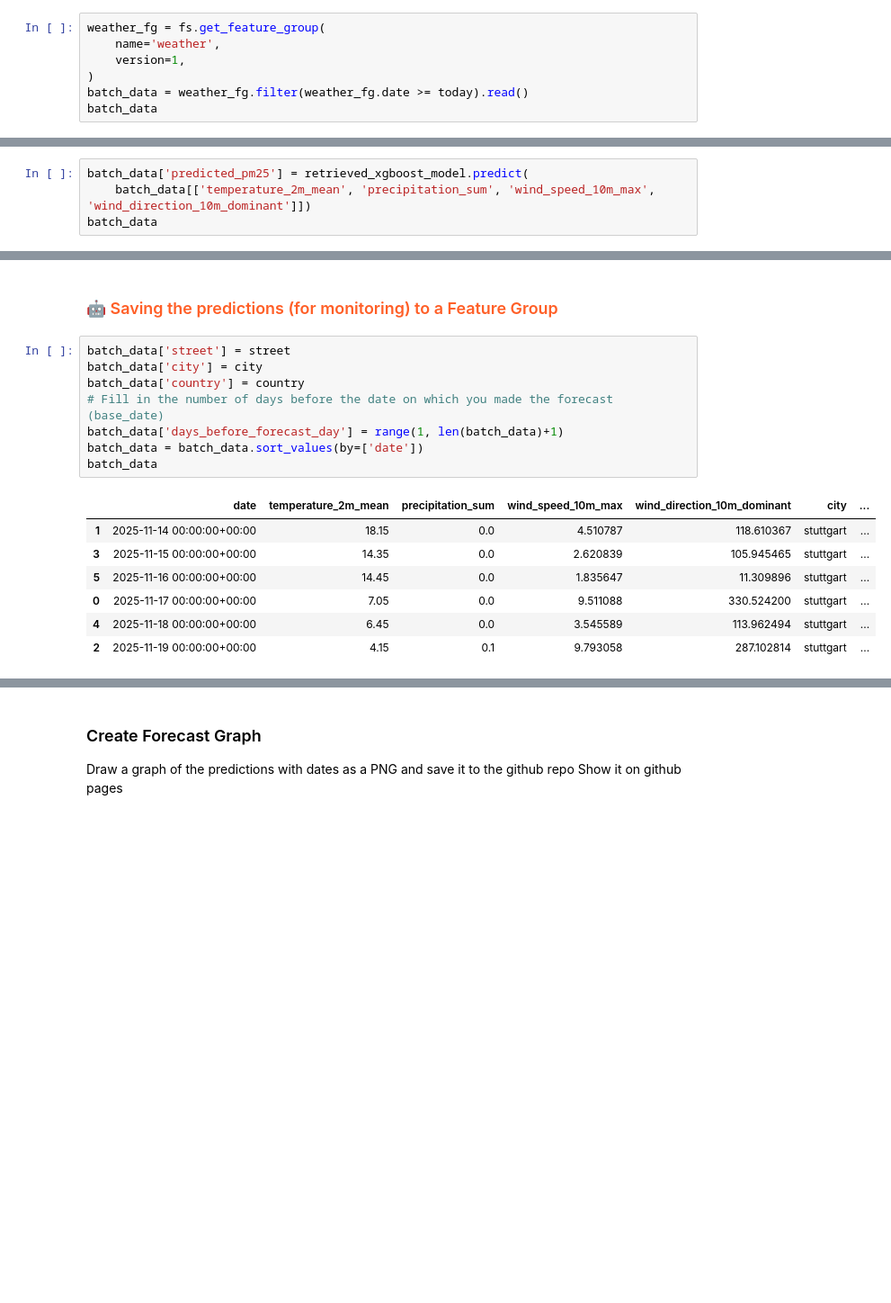
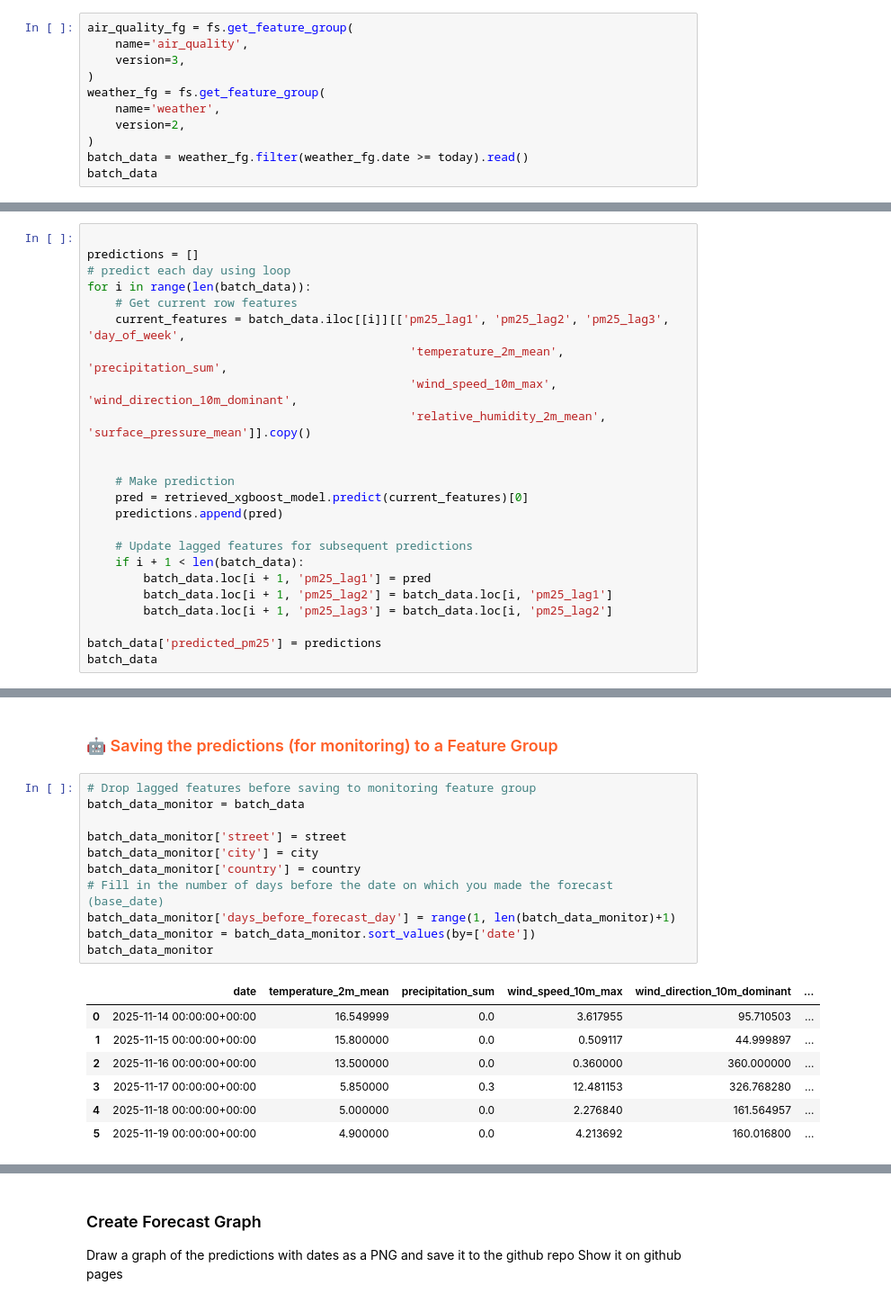
Before and after one commit to Ramstr/mlfs-book, a Jupyter notebook: notebooks/airquality/4_air_quality_batch_inference.ipynb, the cells around one changed output, grey strips where cells are left out. Shown at 90% size. Cells and saved outputs as stored; diff of their text form; blank space fills up the shorter version.

```diff
--- a/notebooks/airquality/4_air_quality_batch_inference.ipynb
+++ b/notebooks/airquality/4_air_quality_batch_inference.ipynb
@@ -133,9 +131,13 @@ XGBRegressor(base_score='4.2636593E1', booster='gbtree', callbacks=None,
 # %% [markdown]
 ## <span style="color:#ff5f27;">✨ Get Weather Forecast Features with Feature View   </span>
 # %%
+air_quality_fg = fs.get_feature_group(
+    name='air_quality',
+    version=3,
+)
 weather_fg = fs.get_feature_group(
     name='weather',
-    version=1,
+    version=2,
 )
 batch_data = weather_fg.filter(weather_fg.date >= today).read()
 batch_data
@@ -153,5 +190,25 @@ Finished: Reading data from Hopsworks, using Hopsworks Feature Query Service (0.
 # %%
-batch_data['predicted_pm25'] = retrieved_xgboost_model.predict(
-    batch_data[['temperature_2m_mean', 'precipitation_sum', 'wind_speed_10m_max', 'wind_direction_10m_dominant']])
+
+predictions = []
+# predict each day using loop
+for i in range(len(batch_data)):
+    # Get current row features
+    current_features = batch_data.iloc[[i]][['pm25_lag1', 'pm25_lag2', 'pm25_lag3', 'day_of_week',
+                                              'temperature_2m_mean', 'precipitation_sum',
+                                              'wind_speed_10m_max', 'wind_direction_10m_dominant',
+                                              'relative_humidity_2m_mean', 'surface_pressure_mean']].copy()
+
+
+    # Make prediction
+    pred = retrieved_xgboost_model.predict(current_features)[0]
+    predictions.append(pred)
+
+    # Update lagged features for subsequent predictions
+    if i + 1 < len(batch_data):
+        batch_data.loc[i + 1, 'pm25_lag1'] = pred
+        batch_data.loc[i + 1, 'pm25_lag2'] = batch_data.loc[i, 'pm25_lag1']
+        batch_data.loc[i + 1, 'pm25_lag3'] = batch_data.loc[i, 'pm25_lag2']
+
+batch_data['predicted_pm25'] = predictions
 batch_data
 # %% [output]
@@ -182,19 +245,22 @@ memory usage: 344.0+ bytes
 # %% [markdown]
 ### <span style="color:#ff5f27;">🤖 Saving the predictions (for monitoring) to a Feature Group</span>
 # %%
-batch_data['street'] = street
-batch_data['city'] = city
-batch_data['country'] = country
+# Drop lagged features before saving to monitoring feature group
+batch_data_monitor = batch_data
+
+batch_data_monitor['street'] = street
+batch_data_monitor['city'] = city
+batch_data_monitor['country'] = country
 # Fill in the number of days before the date on which you made the forecast (base_date)
-batch_data['days_before_forecast_day'] = range(1, len(batch_data)+1)
-batch_data = batch_data.sort_values(by=['date'])
-batch_data
+batch_data_monitor['days_before_forecast_day'] = range(1, len(batch_data_monitor)+1)
+batch_data_monitor = batch_data_monitor.sort_values(by=['date'])
+batch_data_monitor
 # %% [output]
-|  | date | temperature_2m_mean | precipitation_sum | wind_speed_10m_max | wind_direction_10m_dominant | city | ... |
-| 1 | 2025-11-14 00:00:00+00:00 | 18.15 | 0.0 | 4.510787 | 118.610367 | stuttgart | ... |
-| 3 | 2025-11-15 00:00:00+00:00 | 14.35 | 0.0 | 2.620839 | 105.945465 | stuttgart | ... |
-| 5 | 2025-11-16 00:00:00+00:00 | 14.45 | 0.0 | 1.835647 | 11.309896 | stuttgart | ... |
-| 0 | 2025-11-17 00:00:00+00:00 | 7.05 | 0.0 | 9.511088 | 330.524200 | stuttgart | ... |
-| 4 | 2025-11-18 00:00:00+00:00 | 6.45 | 0.0 | 3.545589 | 113.962494 | stuttgart | ... |
-| 2 | 2025-11-19 00:00:00+00:00 | 4.15 | 0.1 | 9.793058 | 287.102814 | stuttgart | ... |
+|  | date | temperature_2m_mean | precipitation_sum | wind_speed_10m_max | wind_direction_10m_dominant | ... |
+| 0 | 2025-11-14 00:00:00+00:00 | 16.549999 | 0.0 | 3.617955 | 95.710503 | ... |
+| 1 | 2025-11-15 00:00:00+00:00 | 15.800000 | 0.0 | 0.509117 | 44.999897 | ... |
+| 2 | 2025-11-16 00:00:00+00:00 | 13.500000 | 0.0 | 0.360000 | 360.000000 | ... |
+| 3 | 2025-11-17 00:00:00+00:00 | 5.850000 | 0.3 | 12.481153 | 326.768280 | ... |
+| 4 | 2025-11-18 00:00:00+00:00 | 5.000000 | 0.0 | 2.276840 | 161.564957 | ... |
+| 5 | 2025-11-19 00:00:00+00:00 | 4.900000 | 0.0 | 4.213692 | 160.016800 | ... |
 # %%
```
Also changed, not shown: parts of 17 cells of this notebook, 12 other files.
